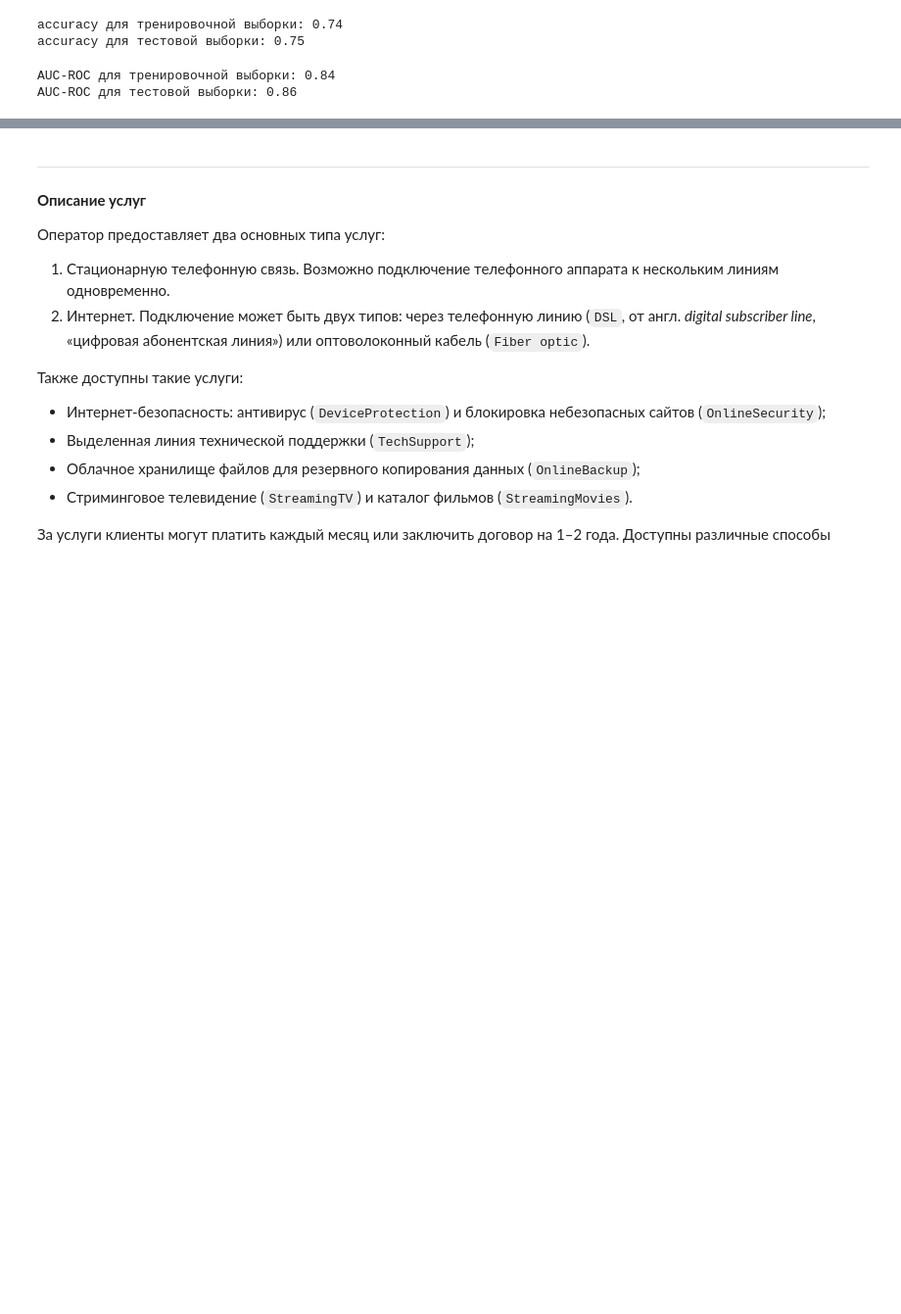
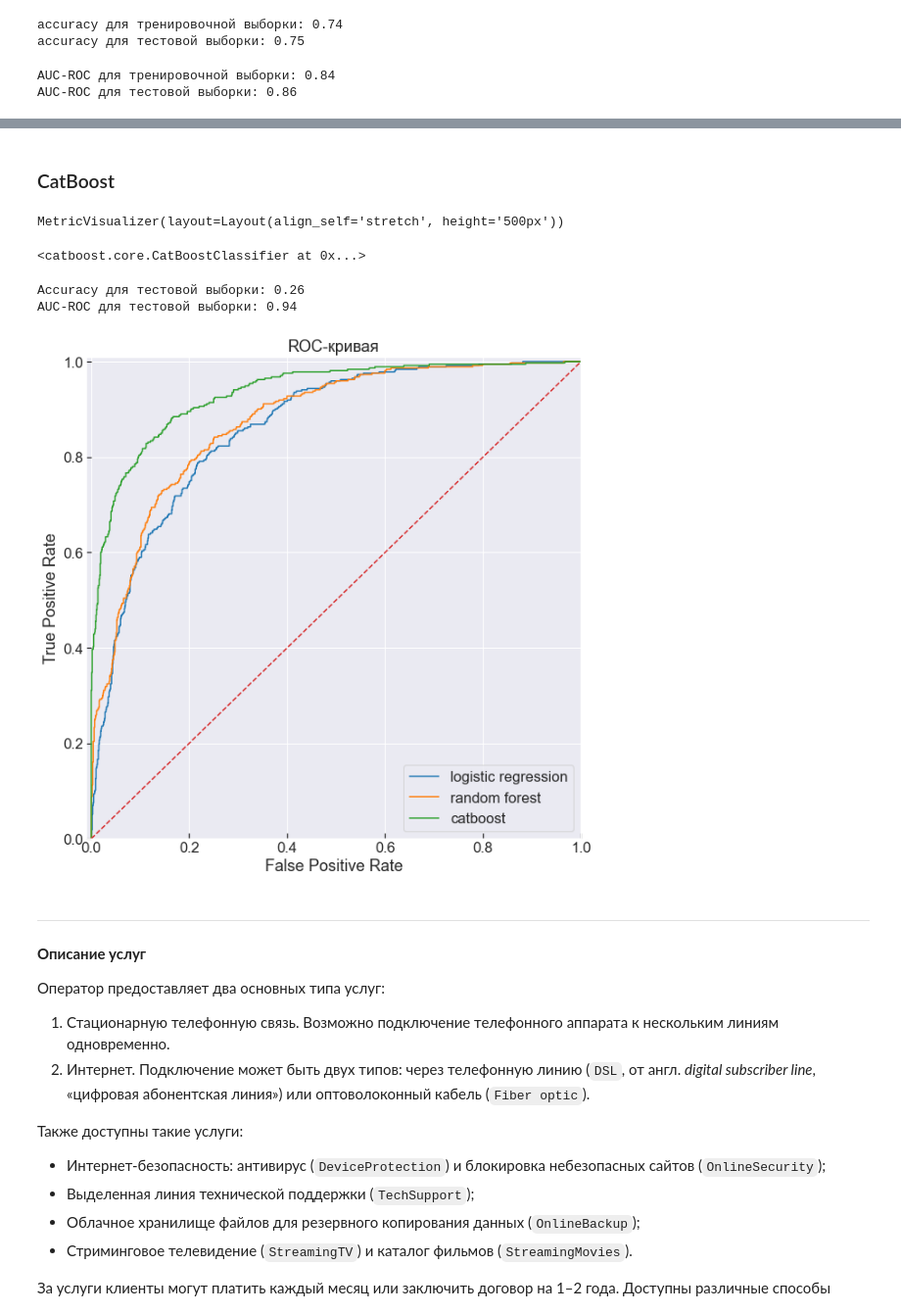
Before and after one commit to mbelveder/praktikum, a Jupyter notebook: 15_final_project/telecom.ipynb, the cells around one changed output, grey strips where cells are left out. Shown: that part at 98% size. Drawn from its saved outputs; the diff is of its cells as text; code cells hidden in the pictures; blank space fills up the shorter version.

Commit message:
catboost + visualisation

```diff
--- a/15_final_project/telecom.ipynb
+++ b/15_final_project/telecom.ipynb
@@ -310,3 +401,58 @@ AUC-ROC для тестовой выборки: 0.86
+# %% [markdown]
+### CatBoost
+# %%
+cat = CatBoostClassifier(
+    iterations=200,
+    random_seed=63,
+    learning_rate=0.15,
+    custom_loss=['AUC', 'Accuracy']
+)
+
+cat.fit(train_features_ohe_scaled, train_target,
+        eval_set=(test_features_ohe_scaled, test_target),
+        verbose=False,
+        plot=True
+)
+# %% [output]
+MetricVisualizer(layout=Layout(align_self='stretch', height='500px'))
+<catboost.core.CatBoostClassifier at 0x...>
+# %%
+cat_pred = cat.predict(test_features_ohe_scaled)
+print(f'Accuracy для тестовой выборки: {accuracy_score(test_target, cat_pred.astype(bool)):.2f}')
+
+probabilities_test_cb = cat.predict_proba(test_features_ohe_scaled)
+probabilities_one_test_cb = probabilities_test_cb[:, 1]
+test_auc_roc_cb = roc_auc_score(test_target, probabilities_one_test_cb)
+print(f'AUC-ROC для тестовой выборки: {test_auc_roc_cb:.2f}')
+# %% [output]
+Accuracy для тестовой выборки: 0.26
+AUC-ROC для тестовой выборки: 0.94
+# %%
+fpr_lr, tpr_lr, thresholds = roc_curve(test_target, probabilities_one_test_lr)
+fpr_rf, tpr_rf, thresholds = roc_curve(test_target, probabilities_one_test_rf)
+fpr_cb, tpr_cb, thresholds = roc_curve(test_target, probabilities_one_test_cb)
+
+plt.figure(figsize=(10, 10))
+
+plt.plot(fpr_lr, tpr_lr, label='logistic regression')
+plt.plot(fpr_rf, tpr_rf, label='random forest')
+plt.plot(fpr_cb, tpr_cb, label='catboost')
+
+# ROC-кривая случайной модели
+plt.plot([0, 1], [0, 1], linestyle='--')
+plt.xlim([-.01, 1])
+plt.ylim([0, 1.01])
+
+plt.xlabel("False Positive Rate")
+plt.ylabel("True Positive Rate")
+
+plt.legend()
+
+plt.title('ROC-кривая')
+
+plt.show()
+# %% [output]
+[figure, added]
 # %% [markdown]
 ***
 # %% [markdown]
```
Also changed, not shown: parts of 14 cells of this notebook, 7 other files.
